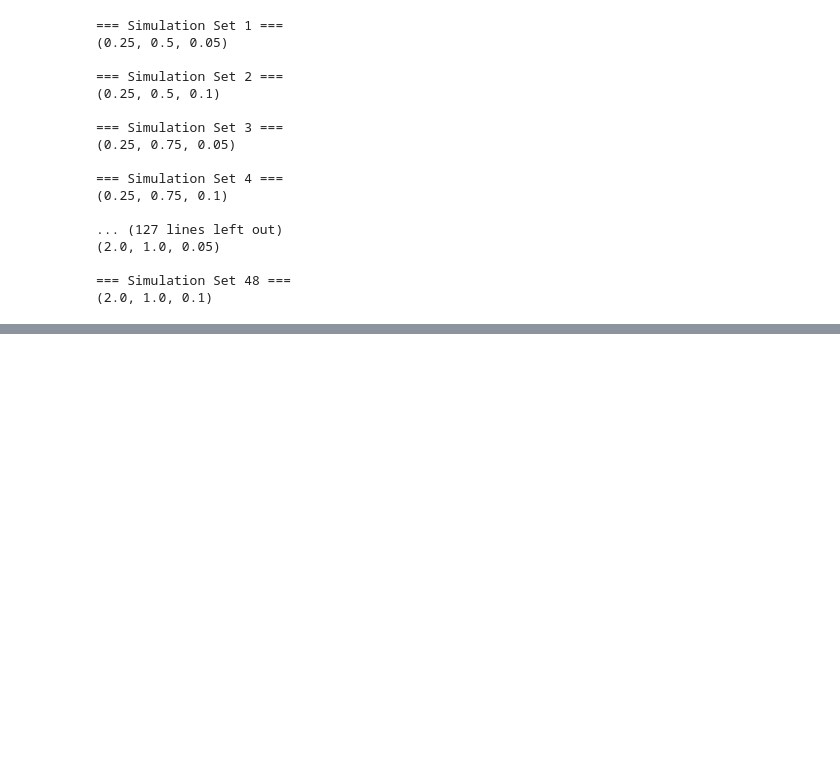
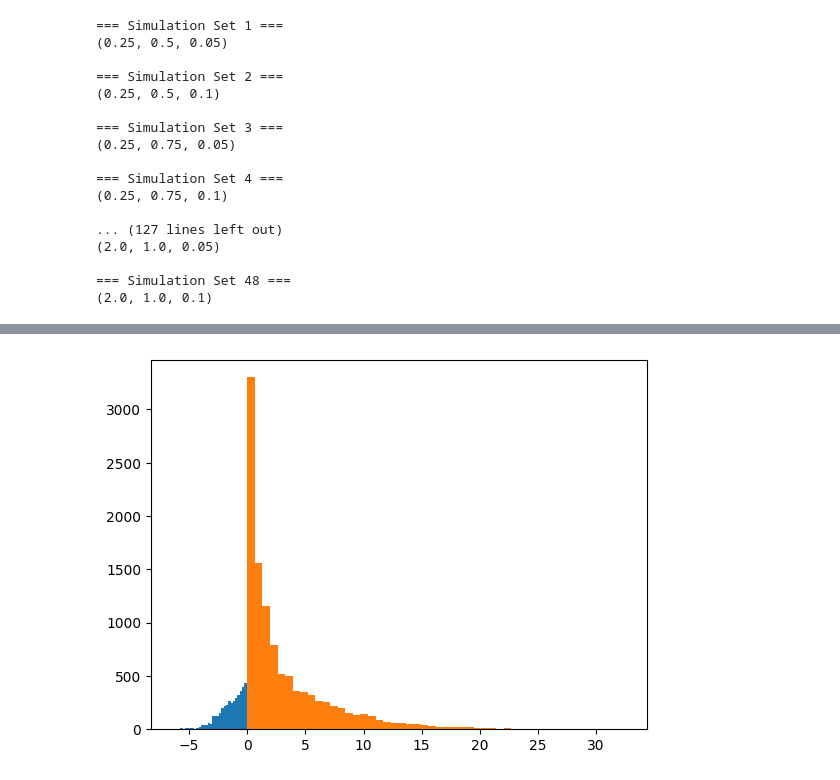
Before and after one commit to Primo909/BeamElastoDynamics, a Jupyter notebook: test.ipynb, the cells around one changed output, grey strips where cells are left out. Saved outputs shown, nothing was run; the diff lists cells and outputs as text; code cells hidden in the pictures; blank space fills up the shorter version.

```diff
--- a/test.ipynb
+++ b/test.ipynb
@@ -178,0 +358,8 @@ for idx, (initial_force, L, W) in enumerate(param_combinations):
+# %%
+import matplotlib.pyplot as plt
+import numpy as np
+vm = data.y_von_mises.flatten()
+_ = plt.hist(vm.numpy(), bins=50)
+_ = plt.hist(np.exp(vm.numpy()+1e-6), bins=50)
+# %% [output]
+[figure, added]
```
Also changed, not shown: parts of 15 cells of this notebook, 4 other files.
